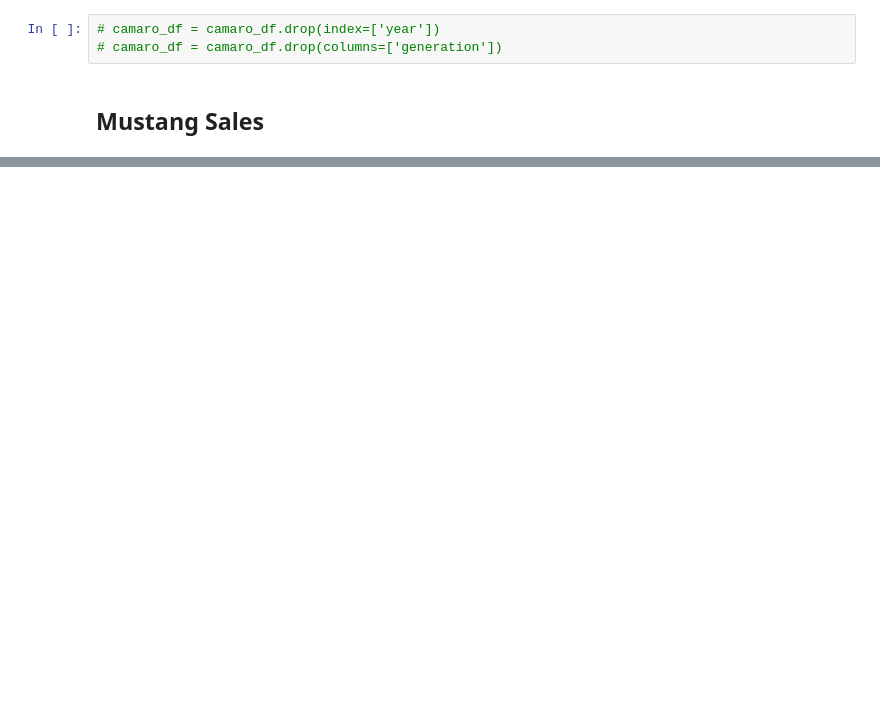
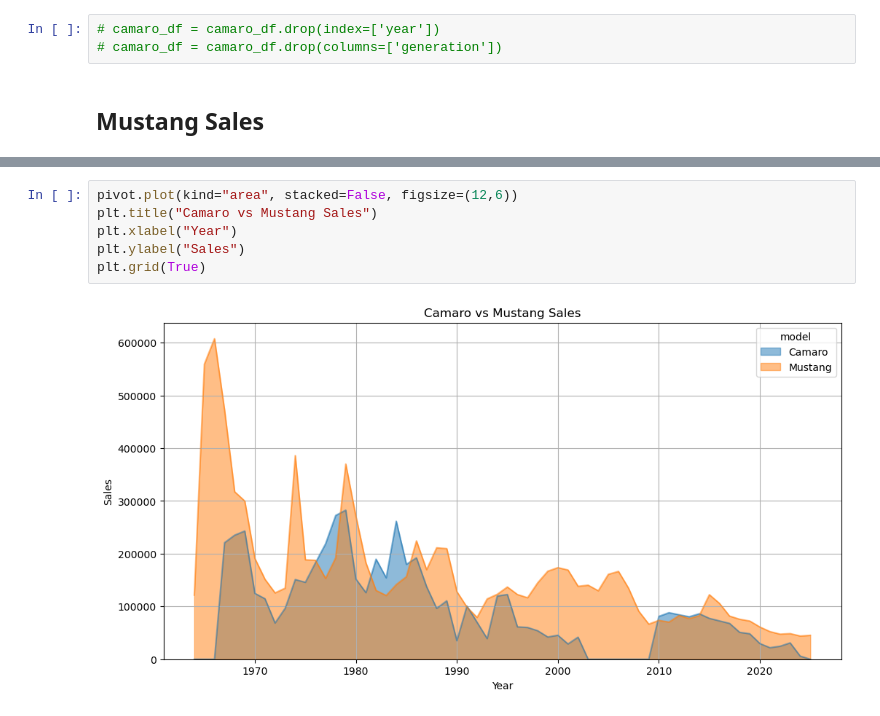
Before and after one commit to thomas-gette/mustang_camaro_sales, a Jupyter notebook: mustang_camaro_sales.ipynb, the cells around one changed output, grey strips where cells are left out. Cells and saved outputs as stored; diff of their text form; blank space fills up the shorter version.

```diff
--- a/mustang_camaro_sales.ipynb
+++ b/mustang_camaro_sales.ipynb
@@ -108,0 +226,8 @@ mustang_df.head()
+# %%
+pivot.plot(kind="area", stacked=False, figsize=(12,6))
+plt.title("Camaro vs Mustang Sales")
+plt.xlabel("Year")
+plt.ylabel("Sales")
+plt.grid(True)
+# %% [output]
+[figure, added]
```
Also changed, not shown: parts of 32 cells of this notebook, 3 other files.
